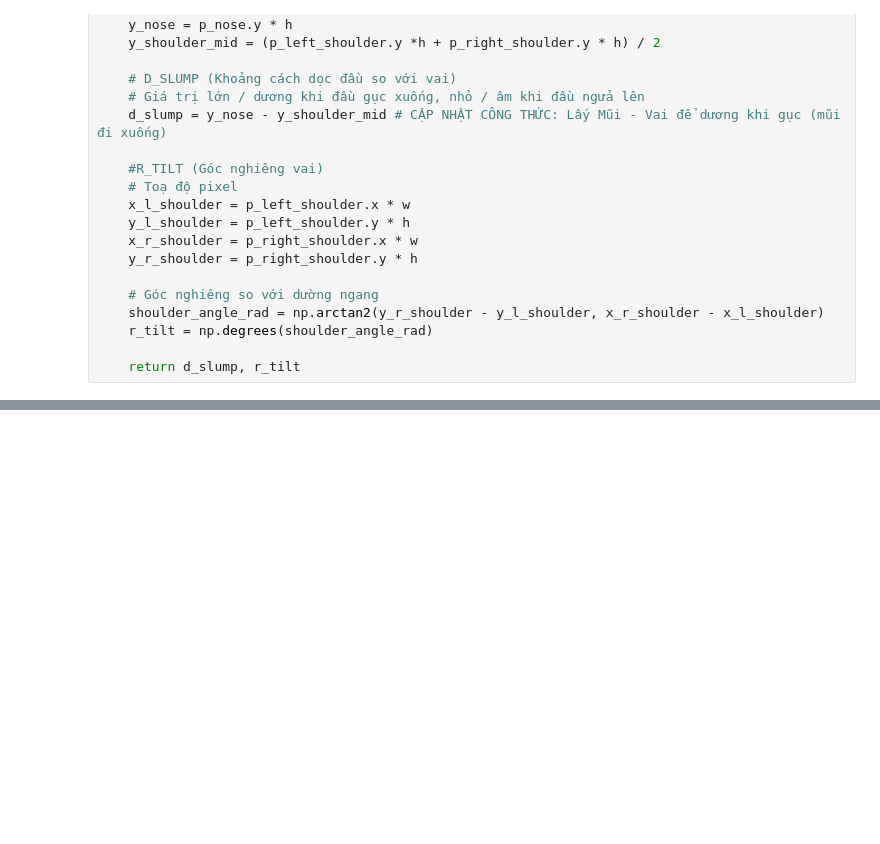
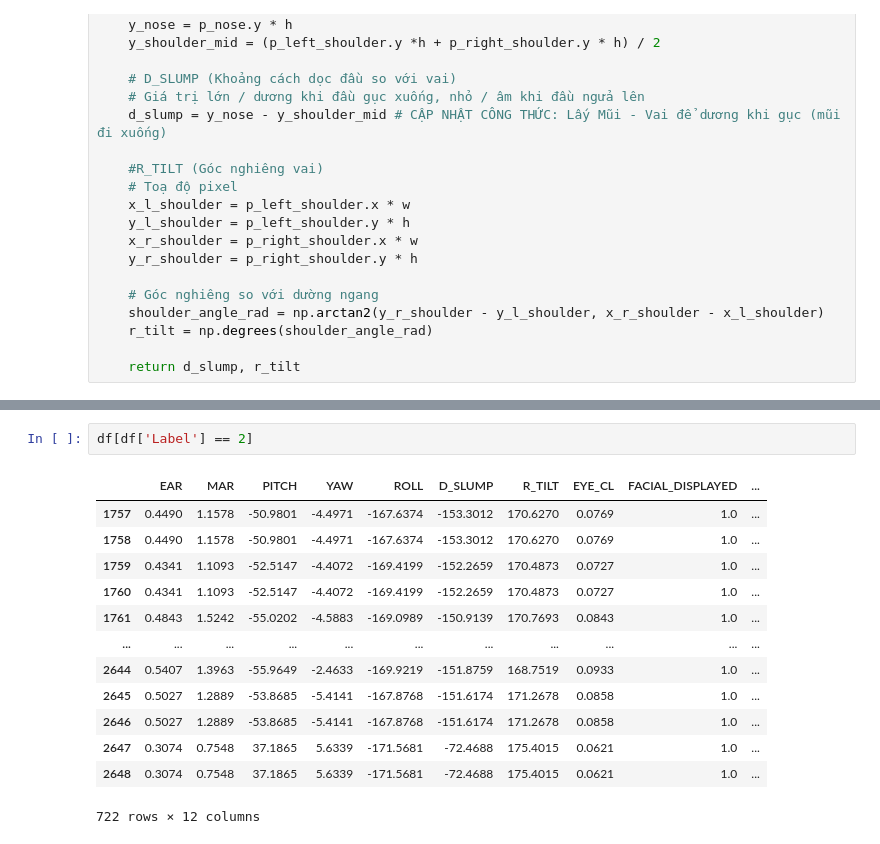
Before and after one commit to Lewis-Walter-K/AI_Drowsiness_Detection, a Jupyter notebook: collect_data.ipynb, the cells around one changed output, grey strips where cells are left out. Cells and saved outputs as stored; diff of their text form; blank space fills up the shorter version.

```diff
--- a/collect_data.ipynb
+++ b/collect_data.ipynb
@@ -407,0 +811,16 @@ df
+# %%
+df[df['Label'] == 2]
+# %% [output]
+|  | EAR | MAR | PITCH | YAW | ROLL | D_SLUMP | R_TILT | EYE_CL | FACIAL_DISPLAYED | ... |
+| 1757 | 0.4490 | 1.1578 | -50.9801 | -4.4971 | -167.6374 | -153.3012 | 170.6270 | 0.0769 | 1.0 | ... |
+| 1758 | 0.4490 | 1.1578 | -50.9801 | -4.4971 | -167.6374 | -153.3012 | 170.6270 | 0.0769 | 1.0 | ... |
+| 1759 | 0.4341 | 1.1093 | -52.5147 | -4.4072 | -169.4199 | -152.2659 | 170.4873 | 0.0727 | 1.0 | ... |
+| 1760 | 0.4341 | 1.1093 | -52.5147 | -4.4072 | -169.4199 | -152.2659 | 170.4873 | 0.0727 | 1.0 | ... |
+| 1761 | 0.4843 | 1.5242 | -55.0202 | -4.5883 | -169.0989 | -150.9139 | 170.7693 | 0.0843 | 1.0 | ... |
+| ... | ... | ... | ... | ... | ... | ... | ... | ... | ... | ... |
+| 2644 | 0.5407 | 1.3963 | -55.9649 | -2.4633 | -169.9219 | -151.8759 | 168.7519 | 0.0933 | 1.0 | ... |
+| 2645 | 0.5027 | 1.2889 | -53.8685 | -5.4141 | -167.8768 | -151.6174 | 171.2678 | 0.0858 | 1.0 | ... |
+| 2646 | 0.5027 | 1.2889 | -53.8685 | -5.4141 | -167.8768 | -151.6174 | 171.2678 | 0.0858 | 1.0 | ... |
+| 2647 | 0.3074 | 0.7548 | 37.1865 | 5.6339 | -171.5681 | -72.4688 | 175.4015 | 0.0621 | 1.0 | ... |
+| 2648 | 0.3074 | 0.7548 | 37.1865 | 5.6339 | -171.5681 | -72.4688 | 175.4015 | 0.0621 | 1.0 | ... |
+722 rows × 12 columns
```
Also changed, not shown: parts of 15 cells of this notebook, 6 other files.
